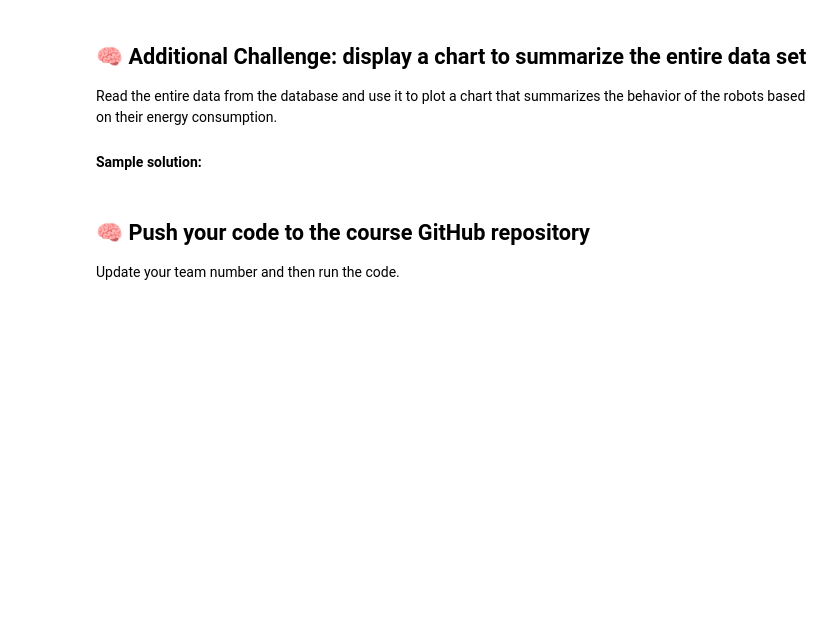
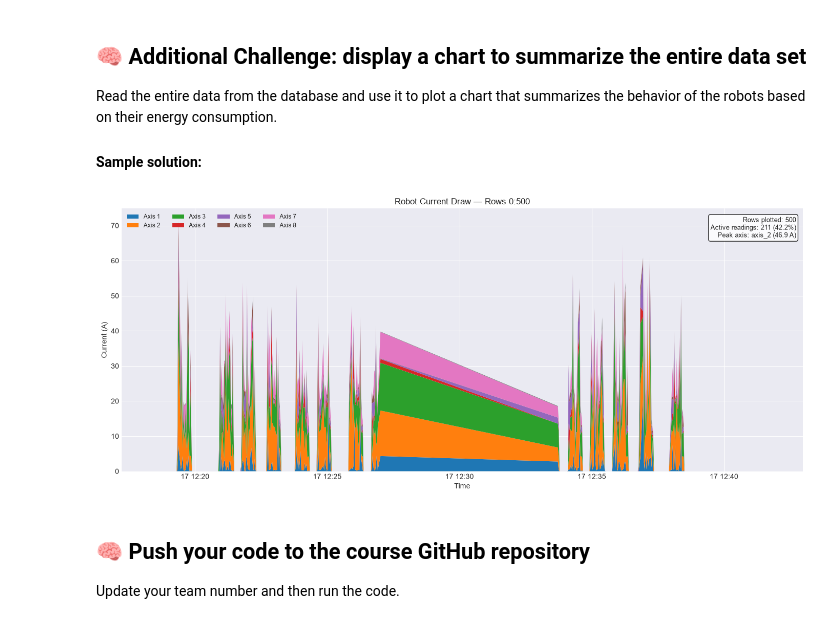
Before and after one commit to Namypark/DATASTREAMVISUALIZATION-GROUP4, a Jupyter notebook: DataStreamVisualization.ipynb, the cells around one changed output. Cells and saved outputs as stored; diff of their text form; code cells hidden in the pictures; blank space fills up the shorter version.

```diff
--- a/DataStreamVisualization.ipynb
+++ b/DataStreamVisualization.ipynb
@@ -192,8 +242,73 @@ Read the entire data from the database and use it to plot a chart that summarize
 #### Sample solution:
 # %%
 # OWNER: Carlos
-# Summary chart of per-axis energy consumption across the full dataset.
+# Static view of a row slice from the full dataset.
 # Contract: reads fetch_all()
+# Edit ROW_START / ROW_END below to change which rows are plotted.
+#
+# NOTE: Rangeetha's DB cell above (get_connection/insert_reading/fetch_all) is still
+# an unimplemented skeleton, so fetch_all isn't defined anywhere else in the notebook
+# yet. Importing it directly from the already-built src/web-ui/db.py stub here so this
+# cell runs standalone; swap this import for Rangeetha's real cell once it lands.
+
+import sys
+from pathlib import Path
+
+import matplotlib.pyplot as plt
+
+_WEB_UI_DIR = str(Path("src") / "web-ui")
+if _WEB_UI_DIR not in sys.path:
+    sys.path.insert(0, _WEB_UI_DIR)
+
+from db import fetch_all
+
+ROW_START = 0
+ROW_END = 500
+
+
+def plot_row_slice(df, row_start: int, row_end: int, output_path: str = None):
+    """Static stacked-area chart of axis_1..axis_8 current over df.iloc[row_start:row_end],
+    plus a stats callout box (peak axis, average active load)."""
+    axis_cols = [f"axis_{i}" for i in range(1, 9)]
+    sliced = df.iloc[row_start:row_end]
+
+    plt.style.use("seaborn-v0_8-darkgrid")
+    fig, ax = plt.subplots(figsize=(14, 6))
+
+    ax.stackplot(
+        sliced["reading_time"],
+        *[sliced[c] for c in axis_cols],
+        labels=[f"Axis {i}" for i in range(1, 9)],
+    )
+    ax.set_title(f"Robot Current Draw — Rows {row_start}:{row_end}")
+    ax.set_xlabel("Time")
+    ax.set_ylabel("Current (A)")
+    ax.legend(loc="upper left", ncol=4, fontsize="small")
+
+    active = sliced[sliced[axis_cols].sum(axis=1) > 0]
+    peak_axis = sliced[axis_cols].max().idxmax()
+    peak_value = sliced[axis_cols].max().max()
+    stats_text = (
+        f"Rows plotted: {len(sliced):,}\n"
+        f"Active readings: {len(active):,} ({len(active) / len(sliced):.1%})\n"
+        f"Peak axis: {peak_axis} ({peak_value:.1f} A)"
+    )
+    ax.text(
+        0.99, 0.97, stats_text, transform=ax.transAxes,
+        ha="right", va="top", fontsize=9,
+        bbox=dict(boxstyle="round", facecolor="white", alpha=0.85),
+    )
+
+    fig.tight_layout()
+    if output_path:
+        fig.savefig(output_path, dpi=150)
+    return fig
+
+
+full_df = fetch_all()
+_ = plot_row_slice(full_df, ROW_START, ROW_END, output_path="summary_chart.png")
+# %% [output]
+[figure, added]
 # %% [markdown]
 ## 🧠 Push your code to the course GitHub repository
 
```
Also changed, not shown: parts of 3 cells of this notebook, 8 other files.
